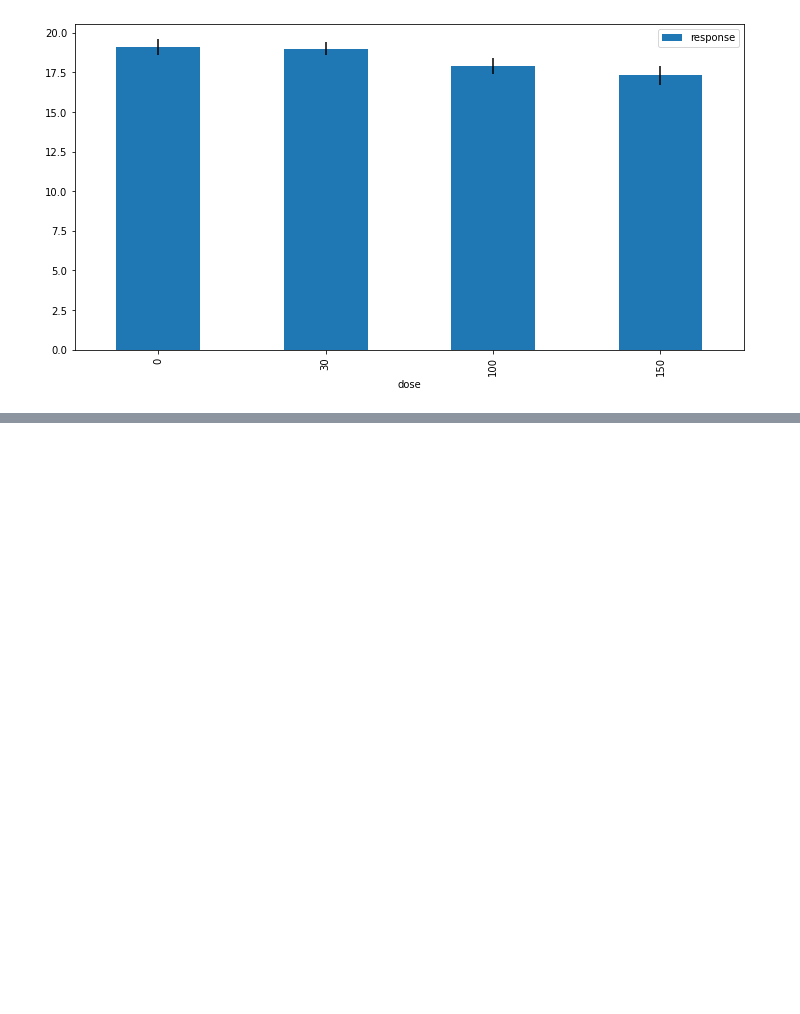
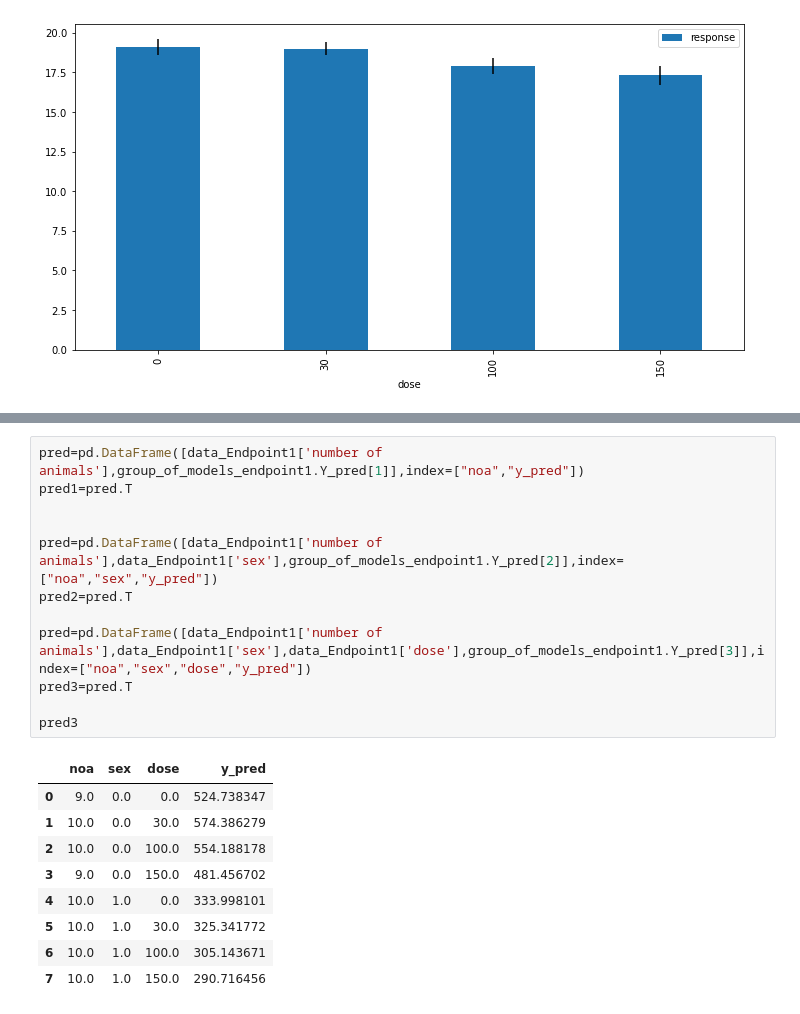
Before and after one commit to AndreaPrati98/EFSA_study, a Jupyter notebook: Capo.ipynb, the cells around one changed output, grey strips where cells are left out. Drawn from its saved outputs; the diff is of its cells as text; blank space fills up the shorter version.

```diff
--- a/Capo.ipynb
+++ b/Capo.ipynb
@@ -120,0 +144,22 @@ female_data_3.plot(x='dose',y='response',yerr='SD',kind='bar',figsize=(12,6))
+# %%
+pred=pd.DataFrame([data_Endpoint1['number of animals'],group_of_models_endpoint1.Y_pred[1]],index=["noa","y_pred"])
+pred1=pred.T
+
+
+pred=pd.DataFrame([data_Endpoint1['number of animals'],data_Endpoint1['sex'],group_of_models_endpoint1.Y_pred[2]],index=["noa","sex","y_pred"])
+pred2=pred.T
+
+pred=pd.DataFrame([data_Endpoint1['number of animals'],data_Endpoint1['sex'],data_Endpoint1['dose'],group_of_models_endpoint1.Y_pred[3]],index=["noa","sex","dose","y_pred"])
+pred3=pred.T
+
+pred3
+# %% [output]
+|  | noa | sex | dose | y_pred |
+| 0 | 9.0 | 0.0 | 0.0 | 524.738347 |
+| 1 | 10.0 | 0.0 | 30.0 | 574.386279 |
+| 2 | 10.0 | 0.0 | 100.0 | 554.188178 |
+| 3 | 9.0 | 0.0 | 150.0 | 481.456702 |
+| 4 | 10.0 | 1.0 | 0.0 | 333.998101 |
+| 5 | 10.0 | 1.0 | 30.0 | 325.341772 |
+| 6 | 10.0 | 1.0 | 100.0 | 305.143671 |
+| 7 | 10.0 | 1.0 | 150.0 | 290.716456 |
```
Also changed, not shown: parts of 8 cells of this notebook, 1 other file.
